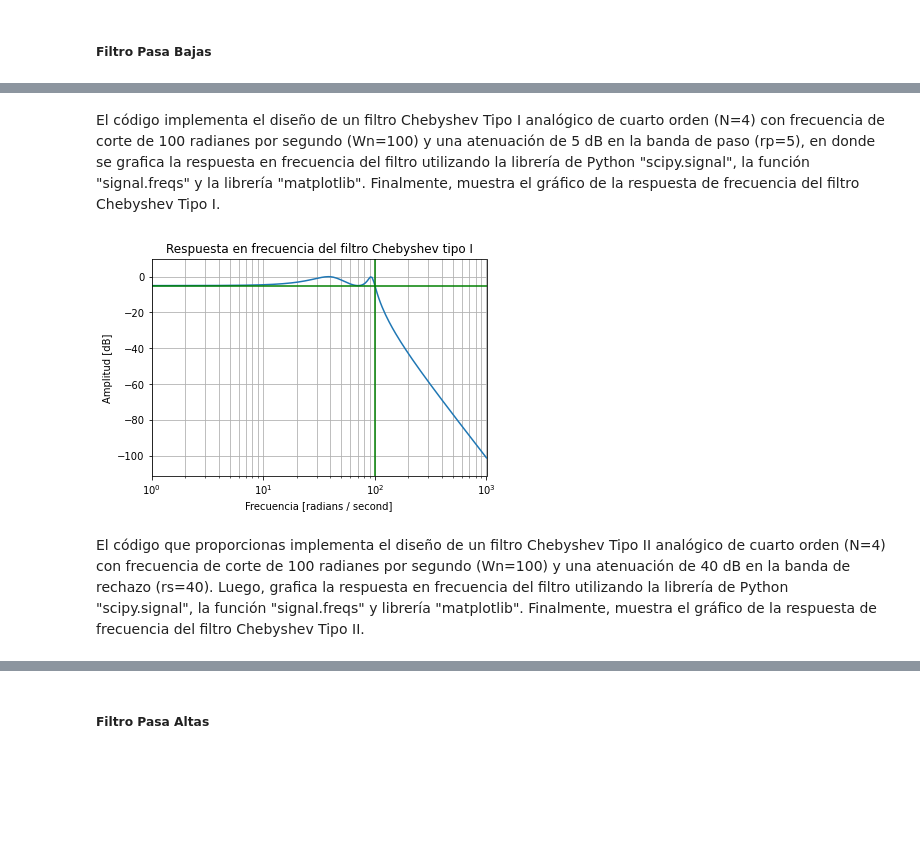
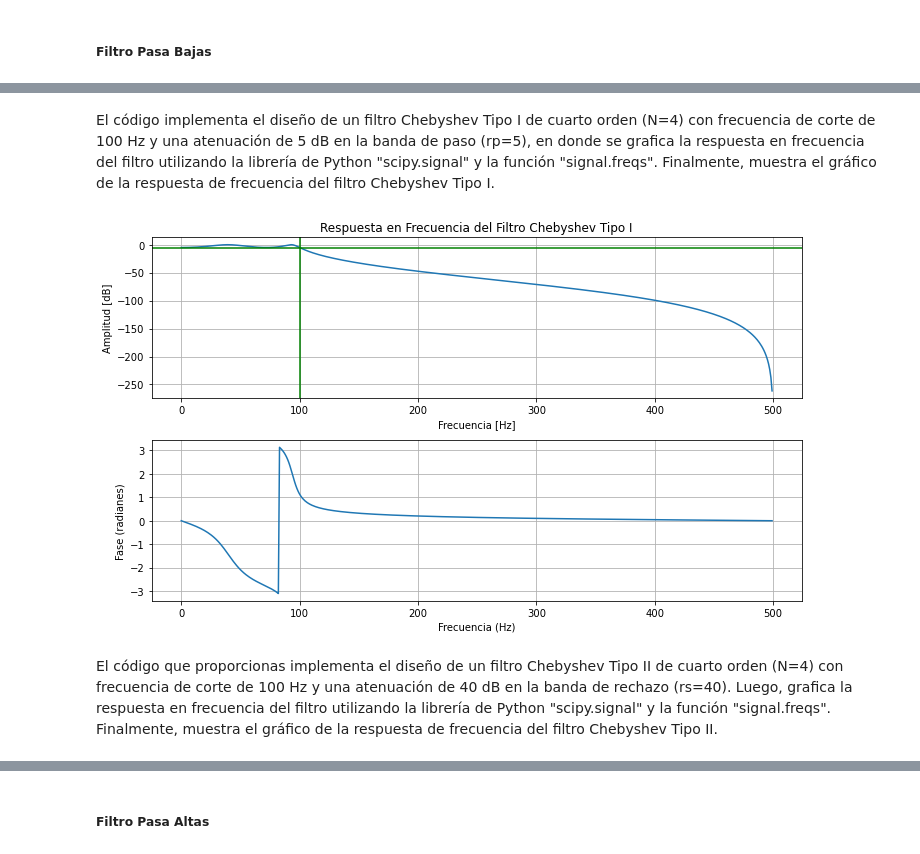
Before and after one commit to cgrf96/Procesamiento_biose-ales, a Jupyter notebook: 3_prepocesamiento/2_filtros_digitales.ipynb, the cells around one changed output, grey strips where cells are left out. Drawn from its saved outputs; the diff is of its cells as text; code cells hidden in the pictures; blank space fills up the shorter version.

```diff
--- a/3_prepocesamiento/2_filtros_digitales.ipynb
+++ b/3_prepocesamiento/2_filtros_digitales.ipynb
@@ -288,50 +276,77 @@ plt.show()
 # %% [markdown]
-El código implementa el diseño de un filtro Chebyshev Tipo I analógico de cuarto orden (N=4) con frecuencia de corte de 100 radianes por segundo (Wn=100) y una atenuación de 5 dB en la banda de paso (rp=5), en donde se grafica la respuesta en frecuencia del filtro utilizando la librería de Python "scipy.signal", la función "signal.freqs" y la librería "matplotlib". Finalmente, muestra el gráfico de la respuesta de frecuencia del filtro Chebyshev Tipo I.
+El código implementa el diseño de un filtro Chebyshev Tipo I de cuarto orden (N=4) con frecuencia de corte de 100 Hz y una atenuación de 5 dB en la banda de paso (rp=5), en donde se grafica la respuesta en frecuencia del filtro utilizando la librería de Python "scipy.signal" y la función "signal.freqs". Finalmente, muestra el gráfico de la respuesta de frecuencia del filtro Chebyshev Tipo I.
 # %%
 ## Filtro Chebyshev Tipo I
 
-b, a = signal.iirfilter(N=4, Wn=100,rp = 5,btype='low', analog=True, ftype='cheby1')
+
+# Especificaciones del filtro
+frec_corte = 100  # Frecuencia de corte en Hz
+orden = 4  # Orden del filtro
+ripple_db = 5 # Atenuación en dB en la banda de paso
+
+# Frecuencia de muestreo (debe ser mayor al doble de la frecuencia de corte)
+frec_muestreo = 1000  # Por ejemplo, 1000 Hz
+
+# Calcular la frecuencia de corte normalizada (entre 0 y 1)
+frec_corte_normalizada = frec_corte / (0.5 * frec_muestreo)
+
+# Diseñar el filtro pasa bajas Chebyshev tipo I utilizando la función cheby1
+b, a = signal.cheby1(N=orden, rp=ripple_db, Wn=frec_corte_normalizada, btype='low', analog=False)
+#b, a = signal.iirfilter(N=orden, Wn=frec_corte_normalizada,rp = ripple_db,btype='low', analog=False, ftype='cheby1')
+
 """
 Donde:
-N: El orden del filtro.
+N: Orden del filtro
+rp: Para filtros Chebyshev y elípticos, proporciona la ondulación máxima en la banda de paso. (dB)
 Wn:
 Para los filtros analógicos, Wn es una frecuencia angular (por ejemplo, rad/s).
-Para filtros digitales, Wn están en las mismas unidades que fs. Por defecto, fs es de 2 semiciclos/muestra,
+Para los filtros digitales, Wn está en las mismas unidades que fs. Por defecto, fs es de 2 semiciclos/muestra,
 por lo que se normalizan de 0 a 1, donde 1 es la frecuencia de Nyquist. (Wn está, por tanto, en semiciclos/muestra).
-rp: Para filtros Chebyshev y elípticos, proporciona la ondulación máxima en la banda pasante. (dB)
-bytpe: El tipo de filtro, paso-banda, paso-bajo, paso-alto, banda-parada.
 analog: Si es True, devuelve un filtro analógico; si no, devuelve un filtro digital.
-ftype: El tipo de filtro IIR a diseñar,Butterworth(butter),Chebyshev I (cheby1),Chebyshev II (cheby2),
-Elíptico(ellip).
+bytpe:El tipo de filtro: paso-banda, paso-bajo, paso-alto, banda-rechazo.
 
-b,a: Polinomios del numerador (b) y denominador (a) del filtro IIR.
+b,a: Polinomios del numerador (b) y del denominador (a) del filtro IIR.
 """
-# Calculo de la respuesta en frecuencia.
-w, h = signal.freqs(b, a)
+
+# Calcular la respuesta en frecuencia del filtro
+w, h = signal.freqz(b, a, fs=frec_muestreo)
 """
 Donde:
 b: Numerador de un filtro lineal.
 a: Denominador de un filtro lineal.
-w: Las frecuencias angulares a las que se ha calculado h.
+fs: La frecuencia de muestreo del sistema digital. Por defecto es 2*pi radianes/muestra
+(por lo que w es de 0 a pi).
+w: Las frecuencias a las que se calculó h, en las mismas unidades que fs.
+Por defecto, w se normaliza al rango [0, pi) (radianes/muestra).
 h: La respuesta en frecuencia.
 """
-fig = plt.figure()
-# Grafica de la respuesta de frecuencia en decibeles utilizando "plt.semilogx".
-# La amplitud se convierte a decibeles con la función "20 * np.log10(abs(h))"
-plt.semilogx(w, 20 * np.log10(abs(h)))
-# Etiquetas y detalles al gráfico:
-plt.title('Respuesta en frecuencia del filtro Chebyshev tipo I')
-plt.xlabel('Frecuencia [radians / second]')
+# Calcular la magnitud en dB y la fase de la respuesta en frecuencia
+magnitud_dB = 20 * np.log10(np.abs(h))
+fase = np.angle(h)
+
+# Graficar la respuesta en frecuencia
+plt.figure(figsize=(10, 6))
+plt.subplot(2, 1, 1)
+plt.plot(w, magnitud_dB)
+plt.title('Respuesta en Frecuencia del Filtro Chebyshev Tipo I')
 plt.ylabel('Amplitud [dB]')
-plt.margins(0, 0.1) #Ajustar los márgenes del gráfico en el eje y
-plt.grid(which='both', axis='both') #Agrega líneas de cuadrícula en ambas direcciones
+plt.xlabel('Frecuencia [Hz]')
+plt.grid()
 plt.axvline(100, color='green') # Línea vertical para marcar la frecuencia de corte
 plt.axhline(-5, color='green') # Línea horizontal para marcar la atenuación en la banda de paso
+
+
+plt.subplot(2, 1, 2)
+plt.plot(w, fase)
+plt.xlabel('Frecuencia (Hz)')
+plt.ylabel('Fase (radianes)')
+plt.grid()
+plt.tight_layout()
 plt.show()
 # %% [output]
-[figure, old version]
+[figure, new version]
 # %% [markdown]
-El código que proporcionas implementa el diseño de un filtro Chebyshev Tipo II analógico de cuarto orden (N=4) con frecuencia de corte de 100 radianes por segundo (Wn=100) y una atenuación de 40 dB en la banda de rechazo (rs=40). Luego, grafica la respuesta en frecuencia del filtro utilizando la librería de Python "scipy.signal", la función "signal.freqs" y librería "matplotlib". Finalmente, muestra el gráfico de la respuesta de frecuencia del filtro Chebyshev Tipo II.
+El código que proporcionas implementa el diseño de un filtro Chebyshev Tipo II de cuarto orden (N=4) con frecuencia de corte de 100 Hz y una atenuación de 40 dB en la banda de rechazo (rs=40). Luego, grafica la respuesta en frecuencia del filtro utilizando la librería de Python "scipy.signal" y la función "signal.freqs". Finalmente, muestra el gráfico de la respuesta de frecuencia del filtro Chebyshev Tipo II.
 # %%
 ## Filtro Chebyshev Tipo II
 
```
Also changed, not shown: parts of 33 cells of this notebook.
